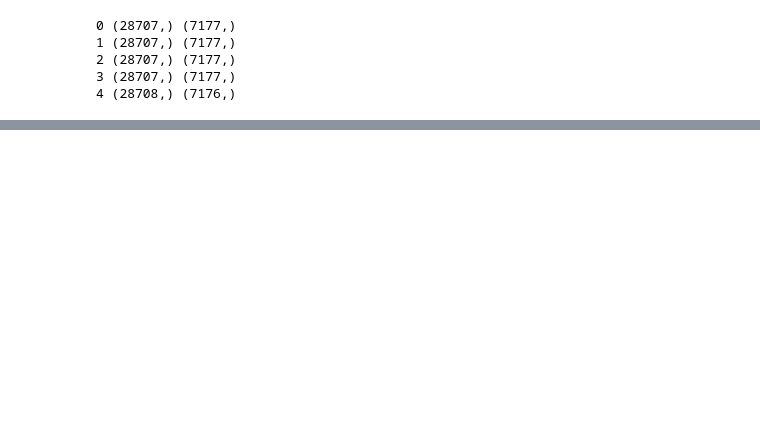
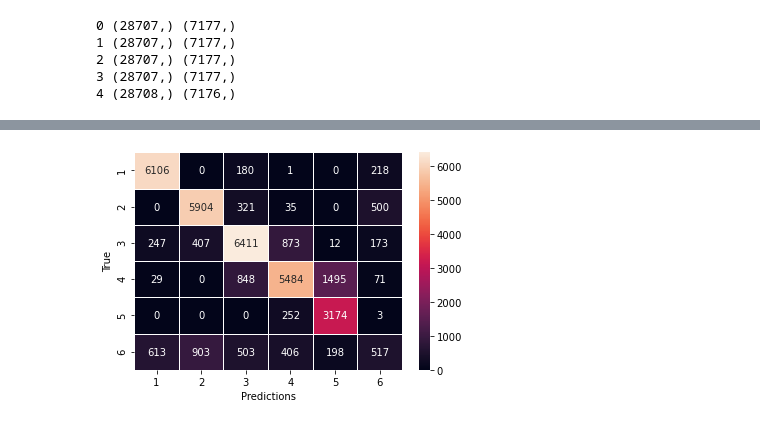
Before and after one commit to xaviniet/nuwe, a Jupyter notebook: mwc-4yfn_bcn_2022/4yfn-mwc_BCN_22.ipynb, the cells around one changed output, grey strips where cells are left out. Drawn from its saved outputs; the diff is of its cells as text; code cells hidden in the pictures; blank space fills up the shorter version.

```diff
--- a/mwc-4yfn_bcn_2022/4yfn-mwc_BCN_22.ipynb
+++ b/mwc-4yfn_bcn_2022/4yfn-mwc_BCN_22.ipynb
@@ -466,7 +466,7 @@ dftest.columns
 # %% [output]
 Index(['CLIENT ID', 'AVG CONSO', 'AVG BASKET SIZE', 'RECEIVED_COMMUNICATION'], dtype='object')
 # %%
-dftrain = clients.copy()
+dftrain = clients.copy(deep=True).reset_index()
 
 cat_cols = []
 train_cols = ['CLIENT ID', 'AVG CONSO', 'AVG BASKET SIZE', 'RECEIVED_COMMUNICATION']
@@ -557,3 +568,13 @@ preds_oof
+# %%
+dftrain['preds'] = dftrain.index.map(final_val_preds)
+# %%
+g = sns.heatmap(confusion_matrix(dftrain[target],dftrain.preds),annot=True, fmt="d", linewidths=.5, )
+_ = g.set_xticklabels([1,2,3,4,5,6])
+_ = g.set_yticklabels([1,2,3,4,5,6])
+_ = g.set_ylabel("True")
+_ = g.set_xlabel("Predictions")
+# %% [output]
+[figure, added]
 # %%
 dftest['SEGMENT pred'] = scipy.stats.mode(preds_oof, axis=0).mode[0]
 # %%
```
Also changed, not shown: parts of 15 cells of this notebook, 1 other file.
